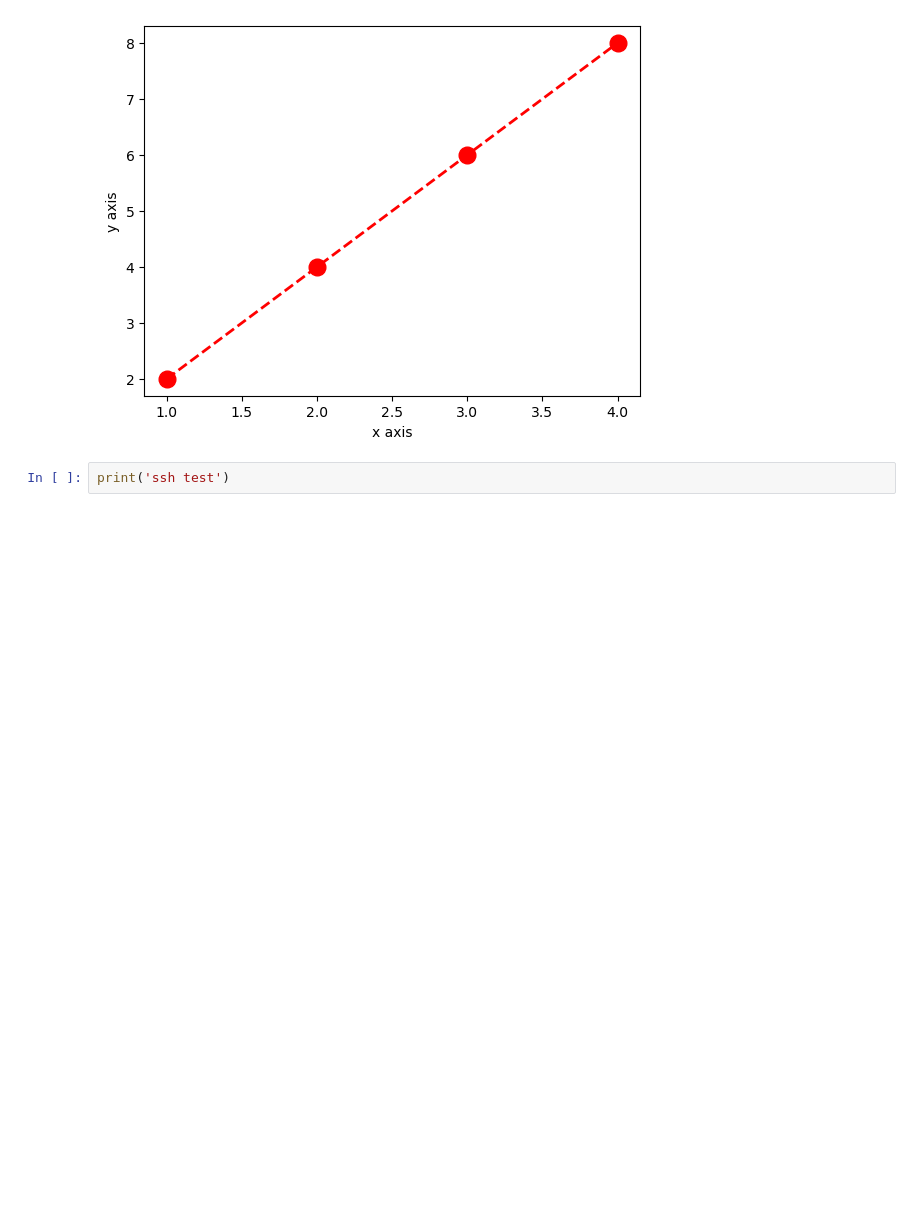
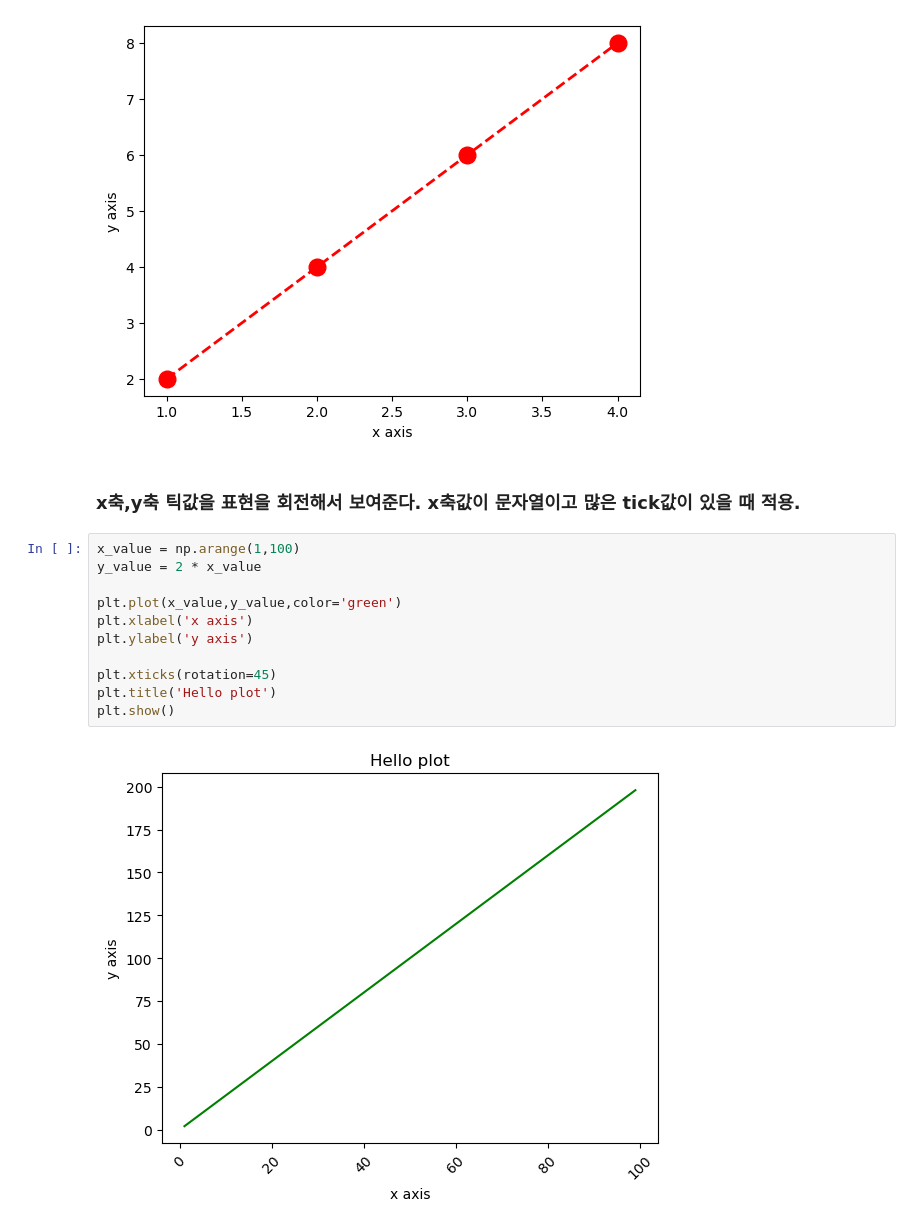
Before and after one commit to YoungMin-S/scikit-learn_Practice, a Jupyter notebook: Visualizaion/Visualization_Matplotlib_Practice.ipynb, the cells around one changed output. Cells and saved outputs as stored; diff of their text form; blank space fills up the shorter version.

```diff
--- a/Visualizaion/Visualization_Matplotlib_Practice.ipynb
+++ b/Visualizaion/Visualization_Matplotlib_Practice.ipynb
@@ -95,5 +95,18 @@ plt.ylabel('y axis')
 plt.show()
 # %% [output]
 [figure]
-# %%
-print('ssh test')
+# %% [markdown]
+### x축,y축 틱값을 표현을 회전해서 보여준다. x축값이 문자열이고 많은 tick값이 있을 때 적용.
+# %%
+x_value = np.arange(1,100)
+y_value = 2 * x_value
+
+plt.plot(x_value,y_value,color='green')
+plt.xlabel('x axis')
+plt.ylabel('y axis')
+
+plt.xticks(rotation=45)
+plt.title('Hello plot')
+plt.show()
+# %% [output]
+[figure, added]
```
Also changed, not shown: parts of 14 cells of this notebook.
